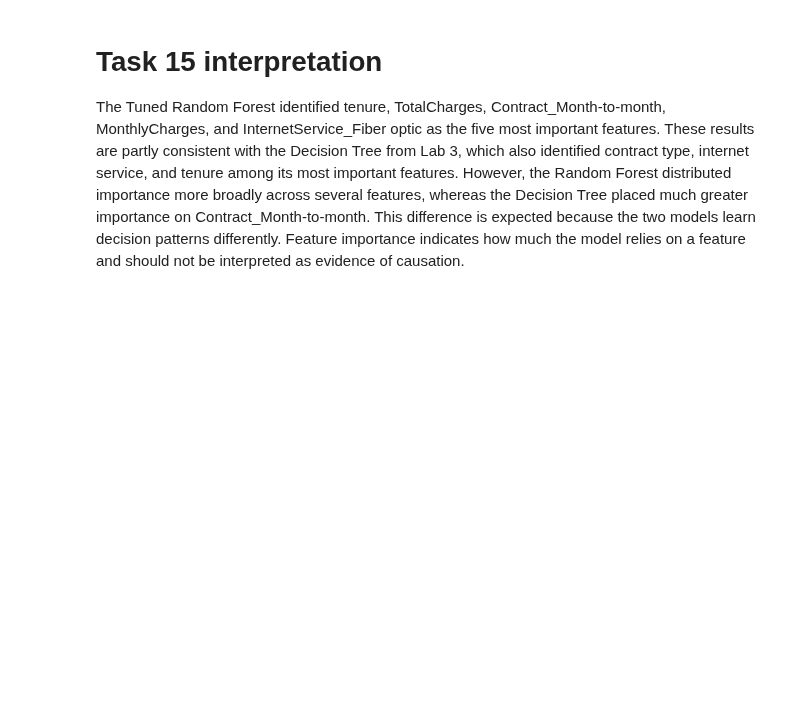
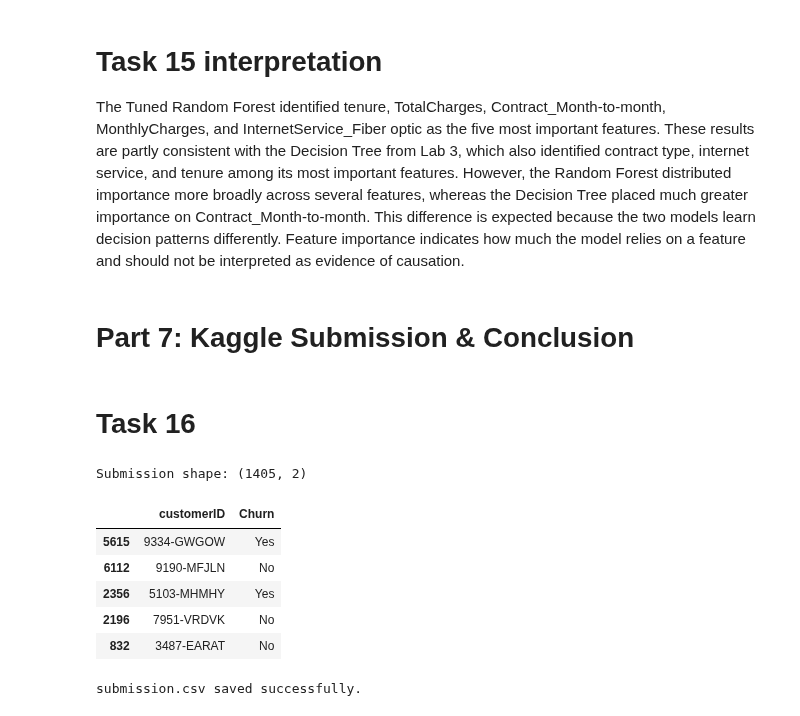
Before and after one commit to Ritika-Lund/Machine-learning-Lab, a Jupyter notebook: LAB 04/lab4_ritika_churn_models.ipynb, the cells around one changed output. Drawn from its saved outputs; the diff is of its cells as text; code cells hidden in the pictures; blank space fills up the shorter version.

```diff
--- a/LAB 04/lab4_ritika_churn_models.ipynb
+++ b/LAB 04/lab4_ritika_churn_models.ipynb
@@ -503,3 +503,68 @@ plt.show()
 # %% [markdown]
 # Task 15 interpretation
 The Tuned Random Forest identified tenure, TotalCharges, Contract_Month-to-month, MonthlyCharges, and InternetService_Fiber optic as the five most important features. These results are partly consistent with the Decision Tree from Lab 3, which also identified contract type, internet service, and tenure among its most important features. However, the Random Forest distributed importance more broadly across several features, whereas the Decision Tree placed much greater importance on Contract_Month-to-month. This difference is expected because the two models learn decision patterns differently. Feature importance indicates how much the model relies on a feature and should not be interpreted as evidence of causation.
+# %% [markdown]
+# Part 7: Kaggle Submission & Conclusion
+# %% [markdown]
+# Task 16
+# %%
+raw_df = pd.read_csv("WA_Fn-UseC_-Telco-Customer-Churn.csv")
+
+raw_df["TotalCharges"] = pd.to_numeric(
+    raw_df["TotalCharges"],
+    errors="coerce"
+).fillna(0)
+
+duplicate_mask = raw_df.drop(columns=["customerID"]).duplicated()
+raw_df = raw_df.loc[~duplicate_mask].reset_index(drop=True)
+
+customer_ids = raw_df["customerID"]
+
+
+X_train, X_test, y_train, y_test, id_train, id_test = train_test_split(
+    X,
+    y,
+    customer_ids,
+    test_size=0.20,
+    random_state=42,
+    stratify=y
+)
+
+final_model = RandomForestClassifier(
+    n_estimators=200,
+    max_depth=10,
+    min_samples_split=5,
+    random_state=42,
+    n_jobs=-1
+)
+
+final_model.fit(X_train, y_train)
+
+final_predictions = final_model.predict(X_test)
+
+submission = pd.DataFrame({
+    "customerID": id_test,
+    "Churn": final_predictions
+})
+
+submission["Churn"] = submission["Churn"].map({
+    0: "No",
+    1: "Yes"
+})
+
+
+print("Submission shape:", submission.shape)
+display(submission.head())
+
+submission.to_csv("submission.csv", index=False)
+
+print("submission.csv saved successfully.")
+# %% [output]
+Submission shape: (1405, 2)
+|  | customerID | Churn |
+| 5615 | 9334-GWGOW | Yes |
+| 6112 | 9190-MFJLN | No |
+| 2356 | 5103-MHMHY | Yes |
+| 2196 | 7951-VRDVK | No |
+| 832 | 3487-EARAT | No |
+submission.csv saved successfully.
```
Also changed, not shown: parts of 3 cells of this notebook, 2 other files.
